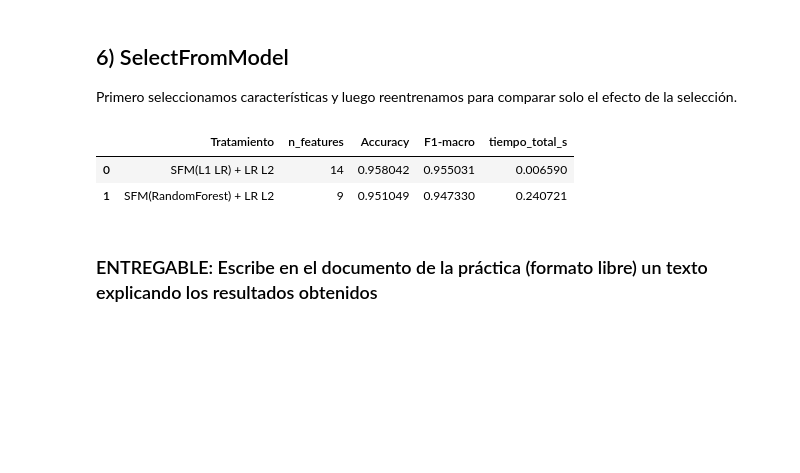
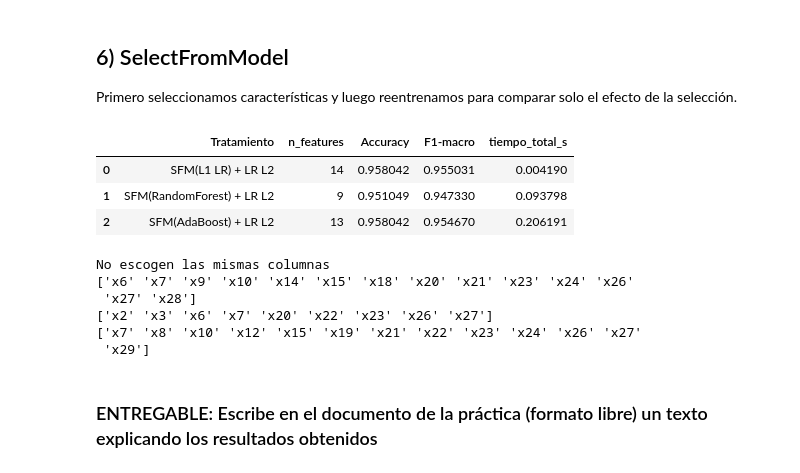
Before and after one commit to Samuels04/University, a Jupyter notebook: 4th Year/IntNeg/Práctica 2/practica2.ipynb, the cells around one changed output. Saved outputs shown, nothing was run; the diff lists cells and outputs as text; code cells hidden in the pictures; blank space fills up the shorter version.

```diff
--- a/4th Year/IntNeg/Práctica 2/practica2.ipynb
+++ b/4th Year/IntNeg/Práctica 2/practica2.ipynb
@@ -519,9 +519,3 @@ rows.append(
         t_sel2 + t_fit2,
     ]
 )
-# %%
-pd.DataFrame(rows, columns=['Tratamiento', 'n_features', 'Accuracy', 'F1-macro', 'tiempo_total_s'])
-# %% [output]
-|  | Tratamiento | n_features | Accuracy | F1-macro | tiempo_total_s |
-| 0 | SFM(L1 LR) + LR L2 | 14 | 0.958042 | 0.955031 | 0.006590 |
-| 1 | SFM(RandomForest) + LR L2 | 9 | 0.951049 | 0.947330 | 0.240721 |
@@ -533,3 +522,57 @@ pd.DataFrame(rows, columns=['Tratamiento', 'n_features', 'Accuracy', 'F1-macro',
+# %%
+# OBLIGATORIO: Compara los tres métodos de selección de características en las mismas condiciones
+# (usando el mismo dataset, misma imputación/escalado, mismo número de características) y explica cuál es mejor
+from sklearn.ensemble import AdaBoostClassifier
+
+
+sel3 = SelectFromModel(
+	AdaBoostClassifier(n_estimators=200, random_state=RANDOM_STATE)
+)
+t0 = time.perf_counter()
+sel3.fit(Xtr_s, y_train)
+t_sel3 = time.perf_counter() - t0
+Xtr_sel = sel3.transform(Xtr_s)
+Xte_sel = sel3.transform(Xte_s)
+clf = LogisticRegression(penalty="l2", solver="liblinear", random_state=RANDOM_STATE)
+t0 = time.perf_counter()
+clf.fit(Xtr_sel, y_train)
+t_fit3 = time.perf_counter() - t0
+yp = clf.predict(Xte_sel)
+rows.append(
+    [
+        "SFM(AdaBoost) + LR L2",
+        int(sel3.get_support().sum()),
+        accuracy_score(y_test, yp),
+        f1_score(y_test, yp, average="macro"),
+        t_sel3 + t_fit3,
+    ]
+)
+pd.DataFrame(rows, columns=['Tratamiento', 'n_features', 'Accuracy', 'F1-macro', 'tiempo_total_s'])
+# %% [output]
+|  | Tratamiento | n_features | Accuracy | F1-macro | tiempo_total_s |
+| 0 | SFM(L1 LR) + LR L2 | 14 | 0.958042 | 0.955031 | 0.004190 |
+| 1 | SFM(RandomForest) + LR L2 | 9 | 0.951049 | 0.947330 | 0.093798 |
+| 2 | SFM(AdaBoost) + LR L2 | 13 | 0.958042 | 0.954670 | 0.206191 |
+# %%
+# OBLIGATORIO: Elige este método las mismas variables que los anteriores?
+sel_1 = sel1.get_feature_names_out()
+sel_2 = sel2.get_feature_names_out()
+sel_3 = sel3.get_feature_names_out()
+
+for i in range(6):
+	if sel_1[i] != sel_2[i] and sel_1[i] != sel_3[i] and sel_2[i] != sel_3[i]:
+		print("No escogen las mismas columnas")
+		print(sel_1)
+		print(sel_2)
+		print(sel_3)
+		break
+# %% [output]
+No escogen las mismas columnas
+['x6' 'x7' 'x9' 'x10' 'x14' 'x15' 'x18' 'x20' 'x21' 'x23' 'x24' 'x26'
+ 'x27' 'x28']
+['x2' 'x3' 'x6' 'x7' 'x20' 'x22' 'x23' 'x26' 'x27']
+['x7' 'x8' 'x10' 'x12' 'x15' 'x19' 'x21' 'x22' 'x23' 'x24' 'x26' 'x27'
+ 'x29']
 # %%
 # OPCIONAL: Repite todo para un problema de regresión
 # %% [markdown]
```
Also changed, not shown: parts of 12 cells of this notebook, 1 other file.
